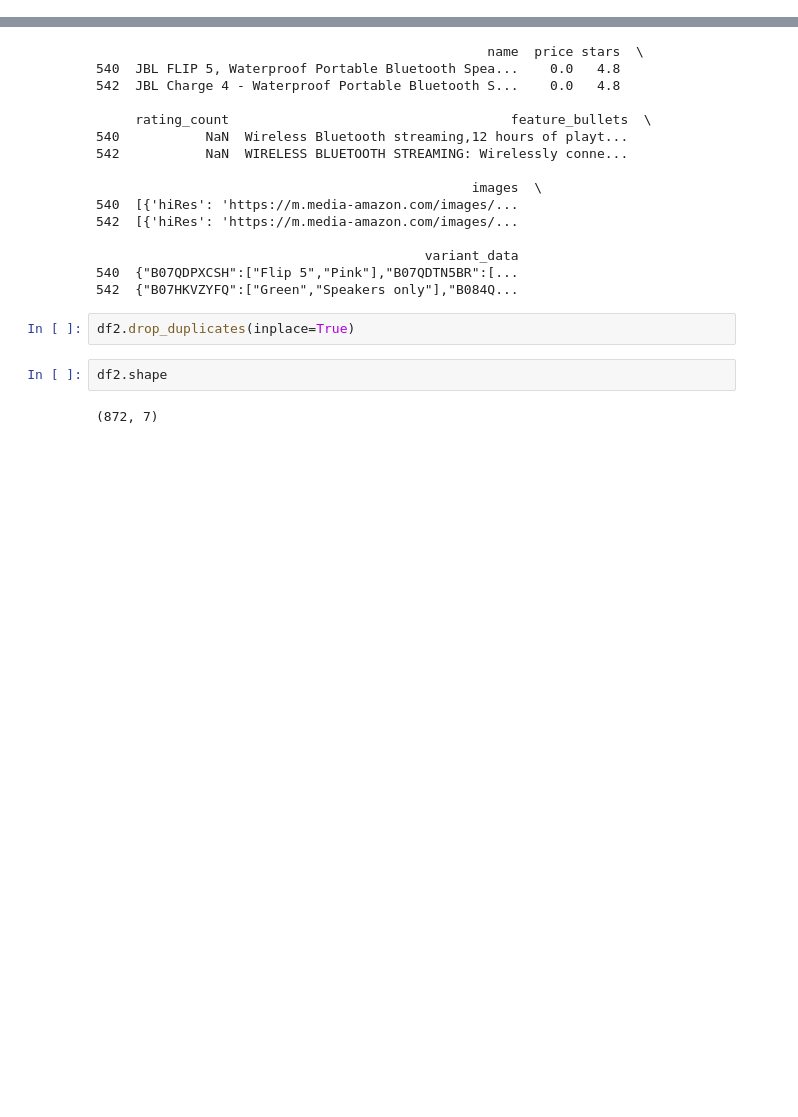
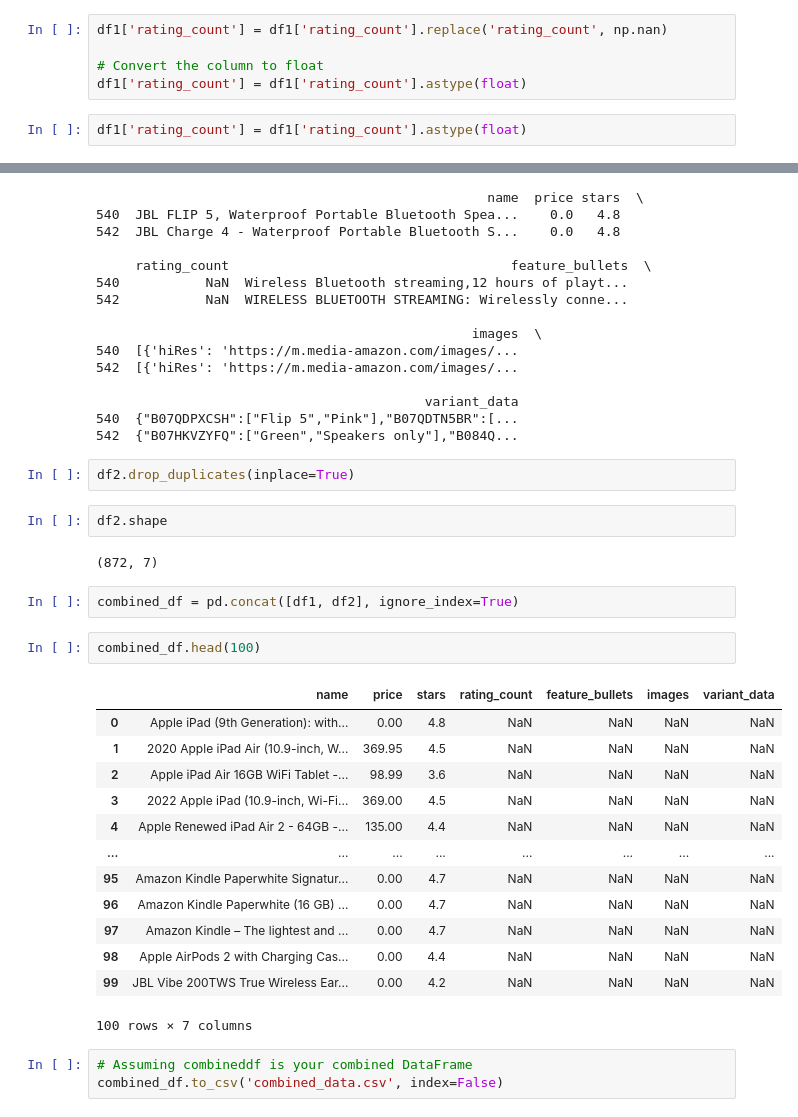
Before and after one commit to SKC-18/amazon_scrap, a Jupyter notebook: scrap/scrap/datacleaning.ipynb, the cells around one changed output, grey strips where cells are left out. Drawn from its saved outputs; the diff is of its cells as text; blank space fills up the shorter version.

Commit message:
combinedcsv

```diff
--- a/scrap/scrap/datacleaning.ipynb
+++ b/scrap/scrap/datacleaning.ipynb
@@ -124,5 +131,12 @@ df1.head(10)
 # %%
 df1['stars'] = df1['stars'].str.extract(r'(\d+\.\d+)', expand=False)
+# %%
+df1['rating_count'] = df1['rating_count'].replace('rating_count', np.nan)
+
+# Convert the column to float
+df1['rating_count'] = df1['rating_count'].astype(float)
+# %%
+df1['rating_count'] = df1['rating_count'].astype(float)
 # %% [markdown]
 Now lets do of Df2
 # %%
@@ -230,3 +244,24 @@ df2.drop_duplicates(inplace=True)
 df2.shape
 # %% [output]
 (872, 7)
+# %%
+combined_df = pd.concat([df1, df2], ignore_index=True)
+# %%
+combined_df.head(100)
+# %% [output]
+|  | name | price | stars | rating_count | feature_bullets | images | variant_data |
+| 0 | Apple iPad (9th Generation): with... | 0.00 | 4.8 | NaN | NaN | NaN | NaN |
+| 1 | 2020 Apple iPad Air (10.9-inch, W... | 369.95 | 4.5 | NaN | NaN | NaN | NaN |
+| 2 | Apple iPad Air 16GB WiFi Tablet -... | 98.99 | 3.6 | NaN | NaN | NaN | NaN |
+| 3 | 2022 Apple iPad (10.9-inch, Wi-Fi... | 369.00 | 4.5 | NaN | NaN | NaN | NaN |
+| 4 | Apple Renewed iPad Air 2 - 64GB -... | 135.00 | 4.4 | NaN | NaN | NaN | NaN |
+| ... | ... | ... | ... | ... | ... | ... | ... |
+| 95 | Amazon Kindle Paperwhite Signatur... | 0.00 | 4.7 | NaN | NaN | NaN | NaN |
+| 96 | Amazon Kindle Paperwhite (16 GB) ... | 0.00 | 4.7 | NaN | NaN | NaN | NaN |
+| 97 | Amazon Kindle – The lightest and ... | 0.00 | 4.7 | NaN | NaN | NaN | NaN |
+| 98 | Apple AirPods 2 with Charging Cas... | 0.00 | 4.4 | NaN | NaN | NaN | NaN |
+| 99 | JBL Vibe 200TWS True Wireless Ear... | 0.00 | 4.2 | NaN | NaN | NaN | NaN |
+100 rows × 7 columns
+# %%
+# Assuming combineddf is your combined DataFrame
+combined_df.to_csv('combined_data.csv', index=False)
```
Also changed, not shown: parts of 5 cells of this notebook, 1 other file.
